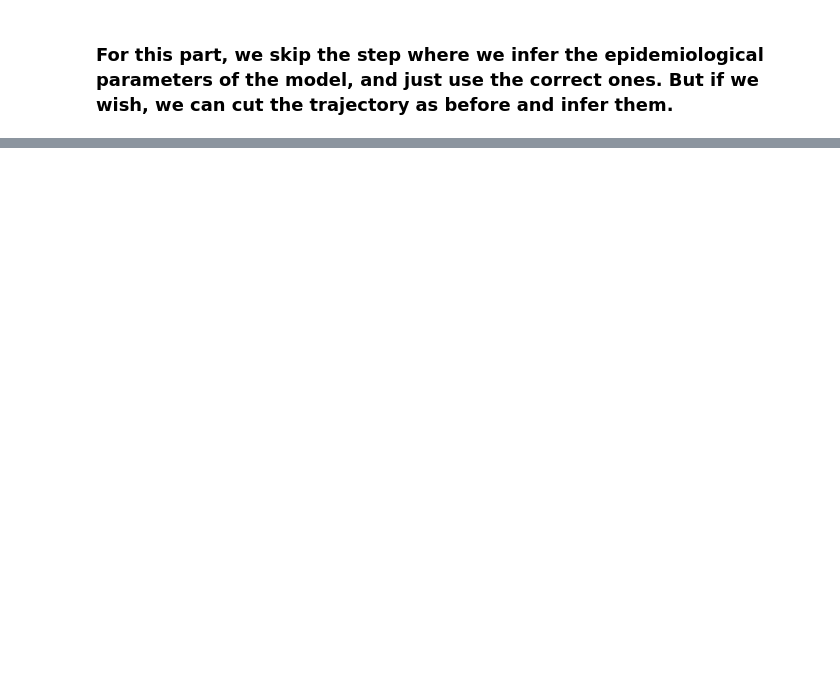
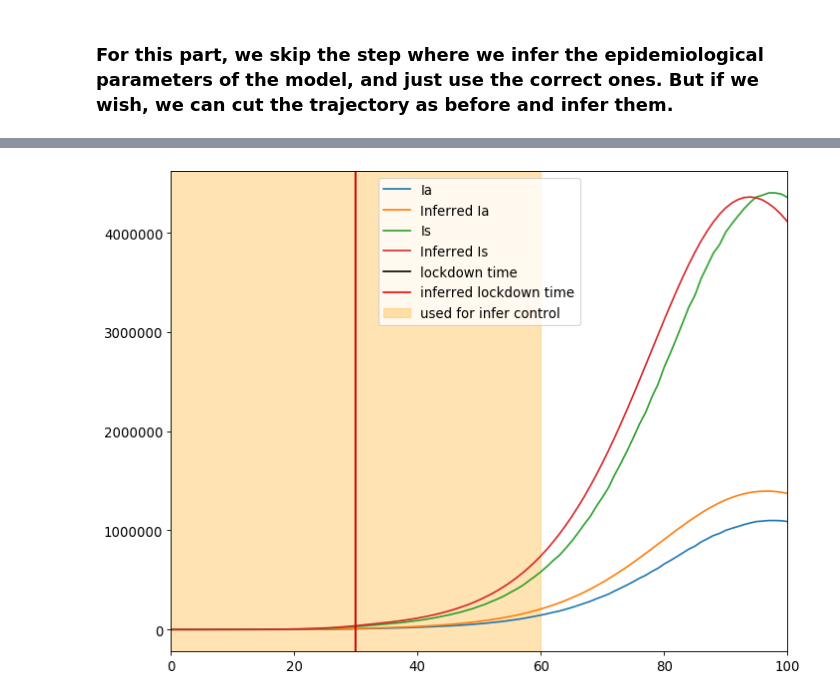
Before and after one commit to rajeshrinet/pyross, a Jupyter notebook: examples/inference/ex09_calibration_SIR.ipynb, the cells around one changed output, grey strips where cells are left out. Drawn from its saved outputs; the diff is of its cells as text; code cells hidden in the pictures; blank space fills up the shorter version.

```diff
--- a/examples/inference/ex09_calibration_SIR.ipynb
+++ b/examples/inference/ex09_calibration_SIR.ipynb
@@ -444,0 +463,26 @@ Optimal value (local minimisation):  -3732.831393486397
+# %%
+# compare the true trajectory with the
+Tf = 100
+Nf = Tf + 1
+
+inferred_contactMatrix = generator.intervention_custom_temporal(intervention_fun, **res['map_dict'])
+estimator.set_det_model(best_estimates)
+estimator.set_contact_matrix(inferred_contactMatrix)
+x = data['X'][:Nf].astype('float')
+x_det_control = estimator.integrate(x[0], 0, Tf, Nf)
+fig = plt.figure(num=None, figsize=(10, 8), dpi=80, facecolor='w', edgecolor='k')
+plt.rcParams.update({'font.size': 12})
+plt.plot(np.sum(x[:,M:2*M], axis=1), label='Ia')
+plt.plot(np.sum(x_det_control[:, M:2*M], axis=1), label='Inferred Ia')
+plt.plot(np.sum(x[:,2*M:3*M], axis=1), label='Is')
+plt.plot(np.sum(x_det_control[:, 2*M:3*M], axis=1), label='Inferred Is')
+plt.axvline(x=T_intervention, label='lockdown time', color='black')
+plt.axvline(x=res['map_dict']['loc'], label='inferred lockdown time', color='red')
+plt.axvspan(0, 60,
+           label='used for infer control',
+           alpha=0.3, color='orange')
+plt.xlim([0, Tf])
+plt.legend()
+plt.show()
+# %% [output]
+[figure, added]
```
Also changed, not shown: parts of 17 cells of this notebook, 7 other files.
